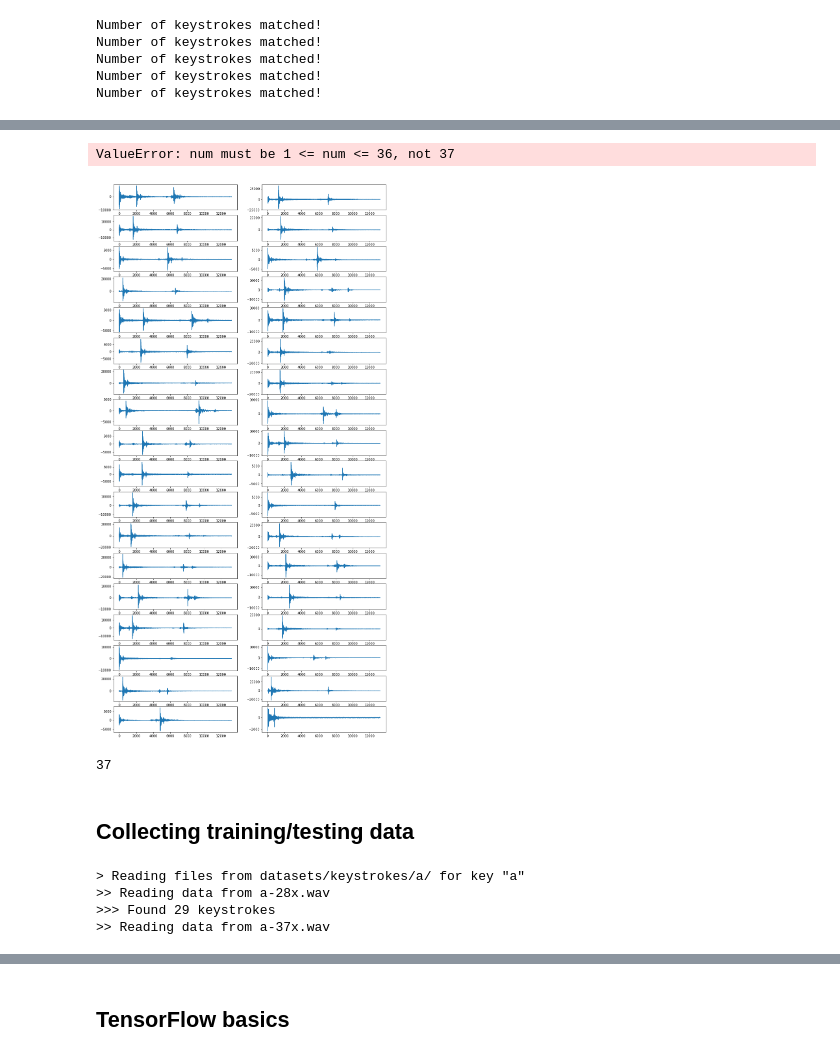
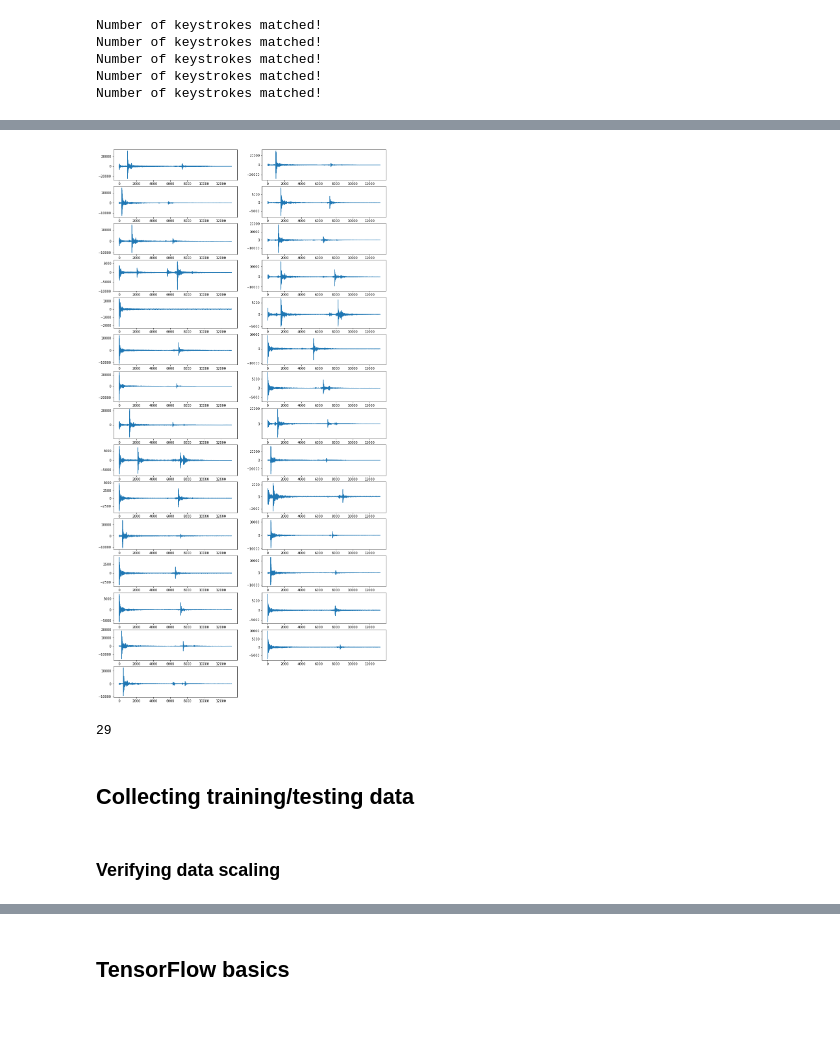
Before and after one commit to shoyo/acoustic-keylogger, a Jupyter notebook: audio_processing.ipynb, the cells around one changed output, grey strips where cells are left out. Saved outputs shown, nothing was run; the diff lists cells and outputs as text; code cells hidden in the pictures; blank space fills up the shorter version.

Commit message:
Add data scaling and change load_data output

```diff
--- a/audio_processing.ipynb
+++ b/audio_processing.ipynb
@@ -266,7 +268,7 @@ text = 'continental drift '
 plt.figure(figsize=(15, 31))
 n = len(keystrokes)
 for i in range(n):
-    plt.subplot(n / 2, 2, i + 1)
+    plt.subplot(n / 2 + 1, 2, i + 1)
     plt.xlabel(f'"{text[i]}"')
     plt.plot(keystrokes[i])
 plt.show()
@@ -275,20 +277,19 @@ plt.show()
 # %%
-wav_data2 = wav_read('datasets/keystrokes/a/a-37x.wav')
+wav_data2 = wav_read('datasets/keystrokes/a/a-28x.wav')
 keystrokes2 = extract_keystrokes(wav_data2)
 
 plt.figure(figsize=(15, 31))
 n = len(keystrokes2)
 for i in range(n):
-    plt.subplot(n / 2, 2, i + 1)
+    plt.subplot(n / 2 + 1, 2, i + 1)
     plt.plot(keystrokes2[i])
 plt.show()
 # %% [output]
-ValueError: num must be 1 <= num <= 36, not 37
-[figure, old version]
+[figure, new version]
 # %%
 print(len(keystrokes2))
 # %% [output]
-37
+29
 # %% [markdown]
 ## Collecting training/testing data
 # %%
@@ -319,7 +318,0 @@ def collect_keystroke_data():
-# %%
-test = collect_keystroke_data()
-# %% [output]
-> Reading files from datasets/keystrokes/a/ for key "a"
->> Reading data from a-28x.wav
->>> Found 29 keystrokes
->> Reading data from a-37x.wav
@@ -325,0 +329,2 @@ test = collect_keystroke_data()
+# %% [markdown]
+### Verifying data scaling
```
Also changed, not shown: parts of 9 cells of this notebook, 1 other file.
